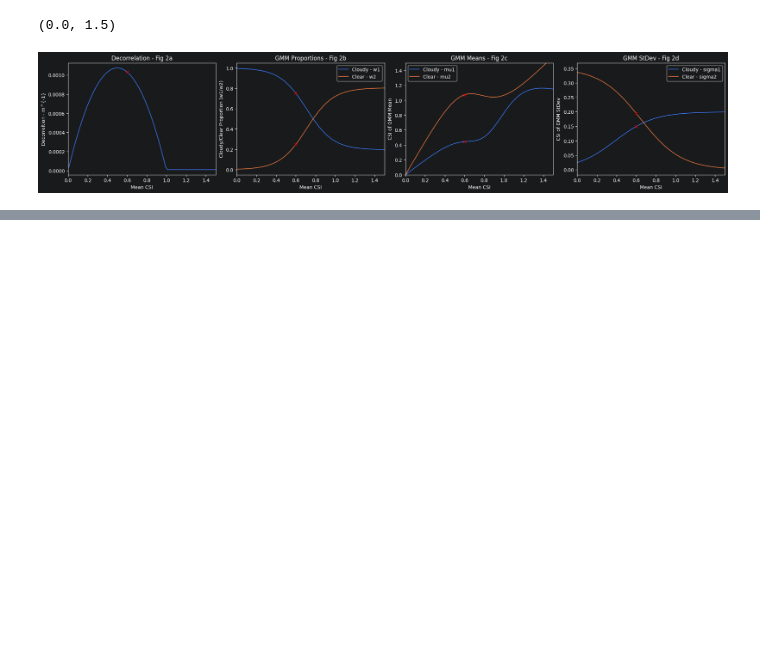
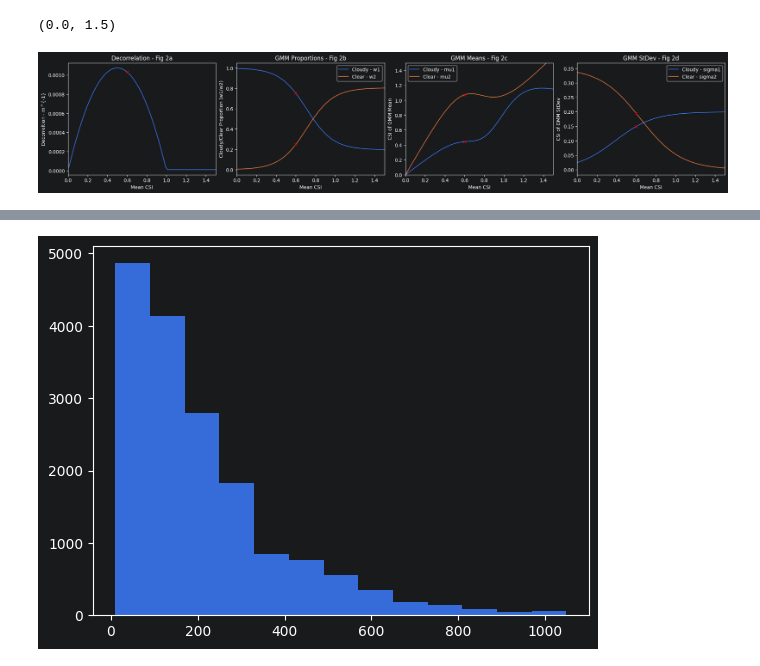
Before and after one commit to jranalli/solarspatialtools, a Jupyter notebook: demos/synthetic_copula_params.ipynb, the cells around one changed output, grey strips where cells are left out. Saved outputs shown, nothing was run; the diff lists cells and outputs as text; code cells hidden in the pictures; blank space fills up the shorter version.

```diff
--- a/demos/synthetic_copula_params.ipynb
+++ b/demos/synthetic_copula_params.ipynb
@@ -88,0 +117,4 @@ axs[3].set_xlim([0, 1.5])
+# %%
+plt.hist(ts_data[40][ts_data[40]>10], bins=13);
+# %% [output]
+[figure, added]
```
Also changed, not shown: parts of 7 cells of this notebook, 3 other files.
